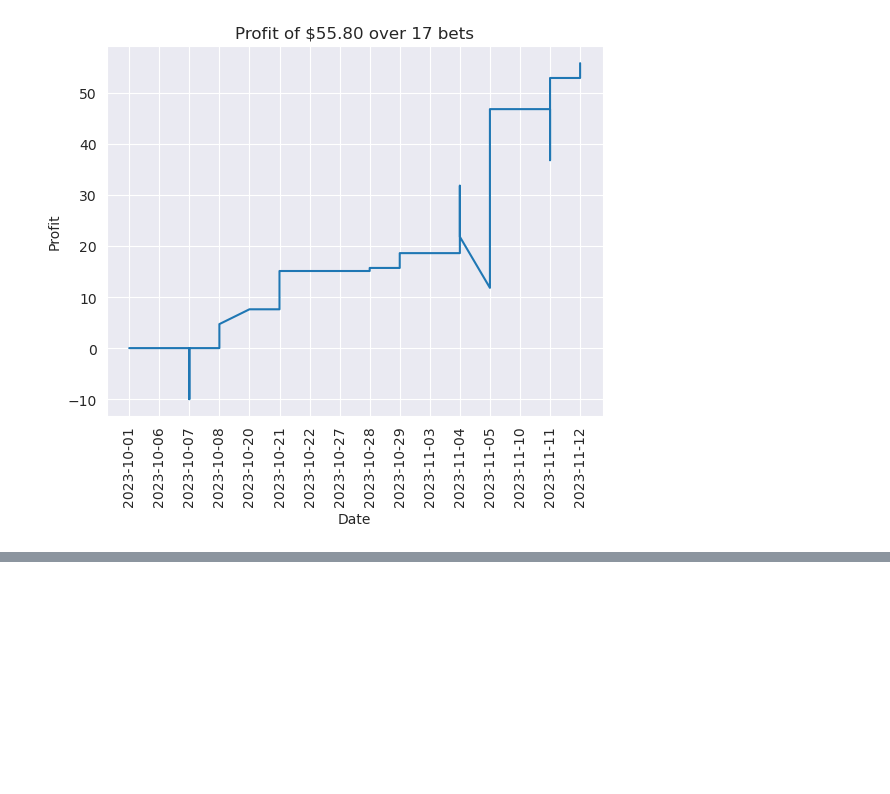
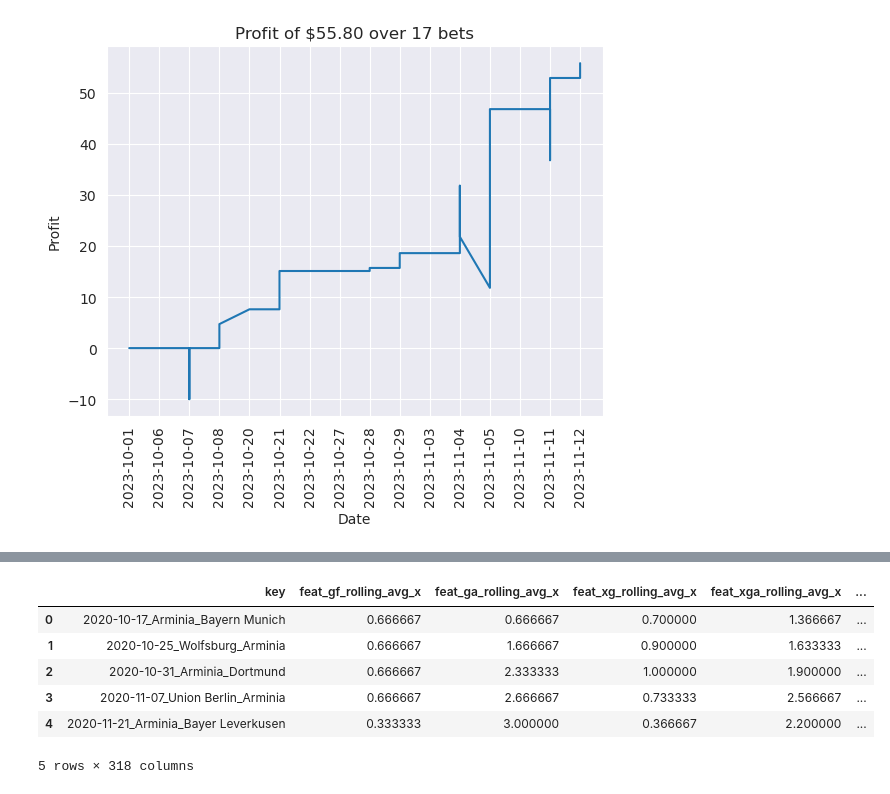
Before and after one commit to stoyanK7/football-prediction, a Jupyter notebook: notebooks/011-profitability.ipynb, the cells around one changed output, grey strips where cells are left out. Cells and saved outputs as stored; diff of their text form; code cells hidden in the pictures; blank space fills up the shorter version.

```diff
--- a/notebooks/011-profitability.ipynb
+++ b/notebooks/011-profitability.ipynb
@@ -166,0 +214,26 @@ plt.show()
+# %%
+matches_df = pd.read_csv(Path(PROCESSED_DATA_DIR, 'bundesliga_matches.csv'))
+cutoff_date = '2020-01-01'
+# create a loop to iterate until cutoff date is 2023-11-01
+combines = []
+while cutoff_date != '2023-11-01':
+    print('-----------------------------------------------')
+    copy = matches_df.copy()
+    # make predictions
+    combined = make_predictions(copy, cutoff_date)
+    # if combined is None, break out of loop
+    if combined is None:
+        cutoff_date = pd.to_datetime(cutoff_date) + pd.Timedelta(days=10)
+        cutoff_date = cutoff_date.strftime('%Y-%m-%d')
+        continue
+    # # merge combined with matches_df
+    # matches_df = matches_df.merge(
+    #     combined,
+    #     left_index=True,
+    #     right_index=True
+    # )
+    combines.append(combined)
+
+    # increment cutoff date by 10 days
+    cutoff_date = pd.to_datetime(cutoff_date) + pd.Timedelta(days=10)
+    cutoff_date = cutoff_date.strftime('%Y-%m-%d')
@@ -166,0 +258,26 @@ plt.show()
+# %%
+# combine all dataframes in combines
+combined_df = pd.concat(combines)
+
+matches_df2 = matches_df.copy().merge(
+    combined_df,
+    left_index=True,
+    right_index=True
+)
+# %%
+matches_df2 = matches_df2.merge(matches_df2, left_on=['info_date', 'info_team'], right_on=['info_date', 'info_opponent'])
+# %%
+matches_df2.insert(0,'key','')
+matches_df2['key'] = matches_df2.apply(
+    lambda x: f"{x['info_date']}_{x['info_team_x']}_{x['info_opponent_x']}" if x['info_venue_x'] == 'Home' else f"{x['info_date']}_{x['info_opponent_x']}_{x['info_team_x']}",
+    axis=1
+)
+matches_df2.head()
+# %% [output]
+|  | key | feat_gf_rolling_avg_x | feat_ga_rolling_avg_x | feat_xg_rolling_avg_x | feat_xga_rolling_avg_x | ... |
+| 0 | 2020-10-17_Arminia_Bayern Munich | 0.666667 | 0.666667 | 0.700000 | 1.366667 | ... |
+| 1 | 2020-10-25_Wolfsburg_Arminia | 0.666667 | 1.666667 | 0.900000 | 1.633333 | ... |
+| 2 | 2020-10-31_Arminia_Dortmund | 0.666667 | 2.333333 | 1.000000 | 1.900000 | ... |
+| 3 | 2020-11-07_Union Berlin_Arminia | 0.666667 | 2.666667 | 0.733333 | 2.566667 | ... |
+| 4 | 2020-11-21_Arminia_Bayer Leverkusen | 0.333333 | 3.000000 | 0.366667 | 2.200000 | ... |
+5 rows × 318 columns
```
Also changed, not shown: parts of 8 cells of this notebook.
